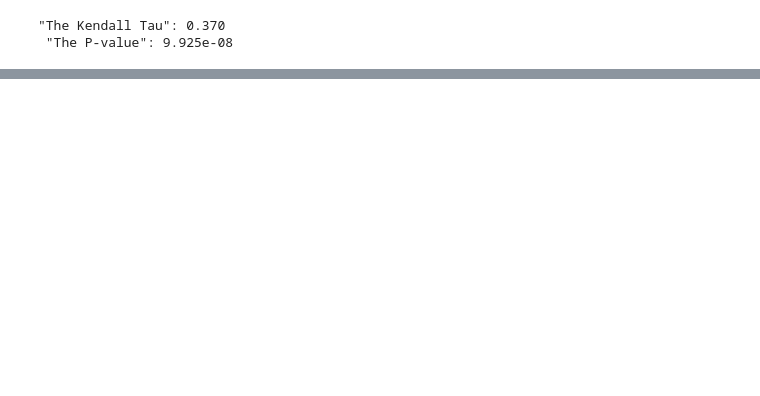
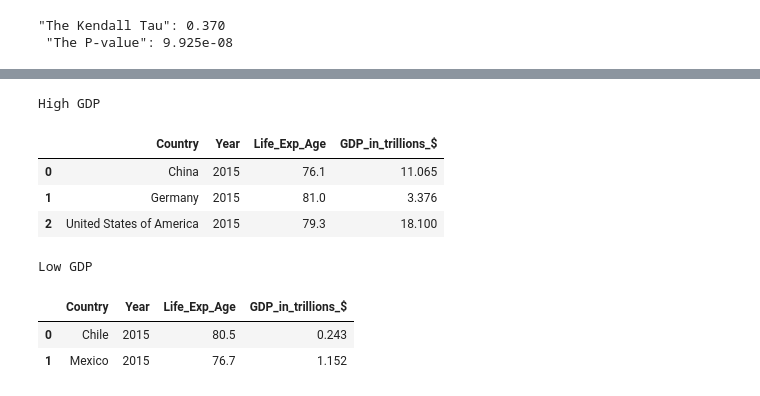
Before and after one commit to jc30flores/The_Life_Expectancy, a Jupyter notebook: life_expectancy_gdp.ipynb, the cells around one changed output, grey strips where cells are left out. Drawn from its saved outputs; the diff is of its cells as text; code cells hidden in the pictures; blank space fills up the shorter version.

```diff
--- a/life_expectancy_gdp.ipynb
+++ b/life_expectancy_gdp.ipynb
@@ -113,0 +116,19 @@ plt.show()
+# %%
+#I will do the variables for the countries with a GDP high and low.
+high_GDP = ['United States of America', 'Germany', 'China']
+low_GDP = ['Mexico', 'Chile']
+#I will do the df for the countries with a GDP high and low, for the 2015 year.
+high_GDP_df = new_df[(new_df.Country.isin(high_GDP)) & (new_df.Year == 2015)].reset_index(drop=True)
+low_GDP_df = new_df[(new_df.Country.isin(low_GDP)) & (new_df.Year == 2015)].reset_index(drop=True)
+display(high_GDP_df.style.format(df_format).set_caption('High GDP').set_properties(width='100px'))
+display(low_GDP_df.style.format(df_format).set_caption('Low GDP').set_properties(width='100px'))
+# %% [output]
+High GDP
+|  | Country | Year | Life_Exp_Age | GDP_in_trillions_$ |
+| 0 | China | 2015 | 76.1 | 11.065 |
+| 1 | Germany | 2015 | 81.0 | 3.376 |
+| 2 | United States of America | 2015 | 79.3 | 18.100 |
+Low GDP
+|  | Country | Year | Life_Exp_Age | GDP_in_trillions_$ |
+| 0 | Chile | 2015 | 80.5 | 0.243 |
+| 1 | Mexico | 2015 | 76.7 | 1.152 |
```
Also changed, not shown: parts of 4 cells of this notebook.
